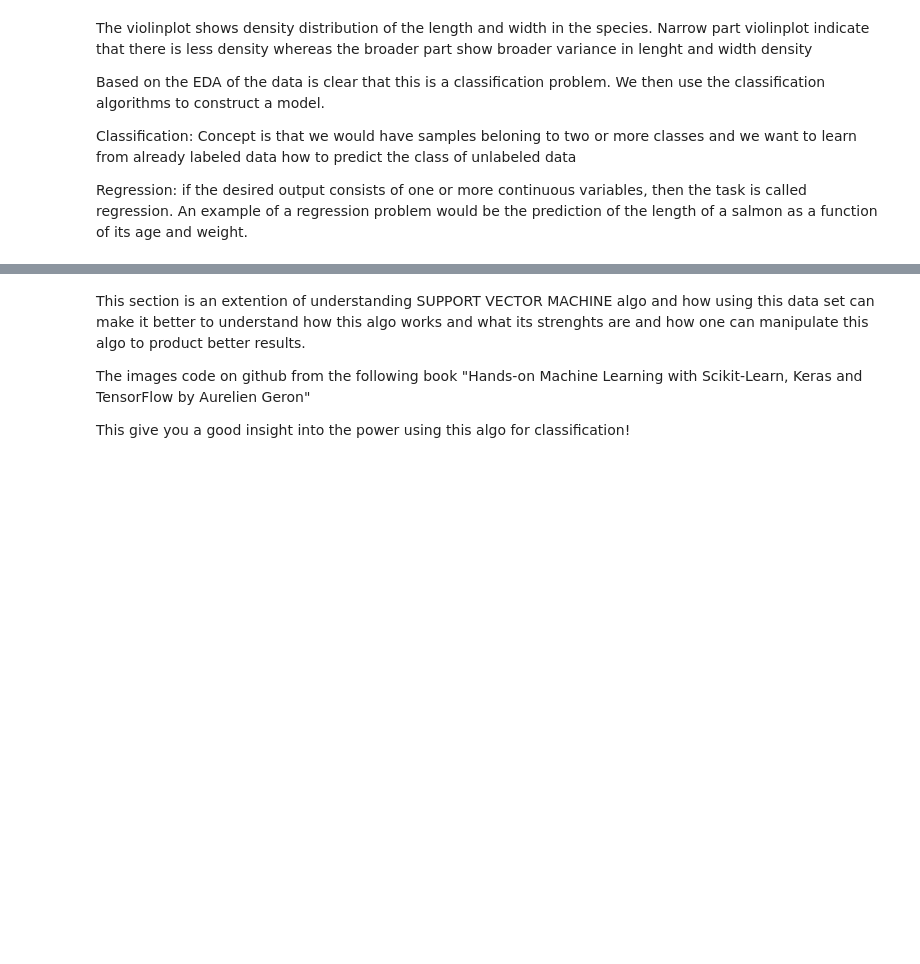
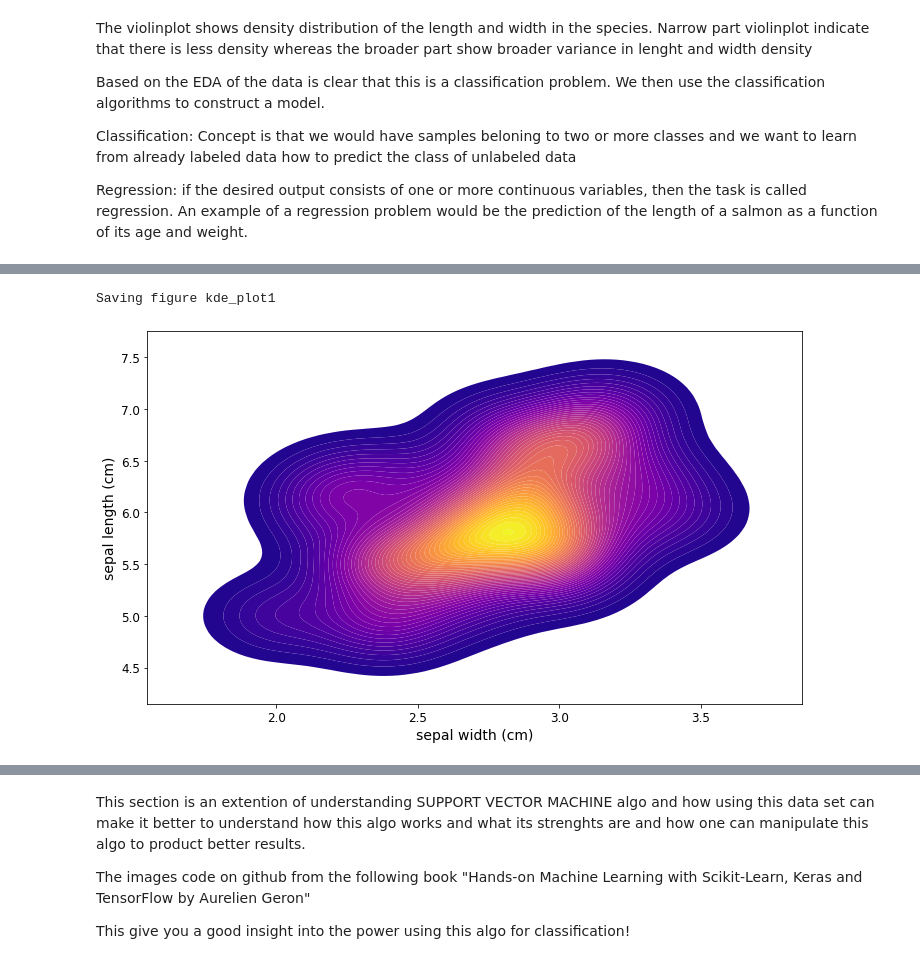
Before and after one commit to dhimantj/ML-Projects, a Jupyter notebook: 3_SUPPORT VECTOR MACHINES/SVM - Iris Data .ipynb, the cells around one changed output, grey strips where cells are left out. Cells and saved outputs as stored; diff of their text form; code cells hidden in the pictures; blank space fills up the shorter version.

```diff
--- a/3_SUPPORT VECTOR MACHINES/SVM - Iris Data .ipynb
+++ b/3_SUPPORT VECTOR MACHINES/SVM - Iris Data .ipynb
@@ -285,0 +311,25 @@ Saving figure kde_plot
+# %%
+plt.figure(figsize=(10,6)) # Increase plot size
+
+versicolor = dfiris[dfiris['target'] == 'versicolor']
+sns.kdeplot(versicolor['sepal width (cm)'], versicolor['sepal length (cm)'],
+            cmap = 'plasma',
+            shade = True,
+            shade_lowest = False,
+            n_levels=50,
+            antialiased=True,
+            vertical=False,
+            kernel='gau',
+            bw='scott',
+            gridsize=100,
+            cut=3,
+            clip=None,
+            legend=True,
+            cbar=False,
+            cbar_ax=None,
+            cbar_kws=None,
+            ax=None)
+save_fig("kde_plot1")
+# %% [output]
+Saving figure kde_plot1
+[figure, added]
```
Also changed, not shown: parts of 58 cells of this notebook, 9 other files.
